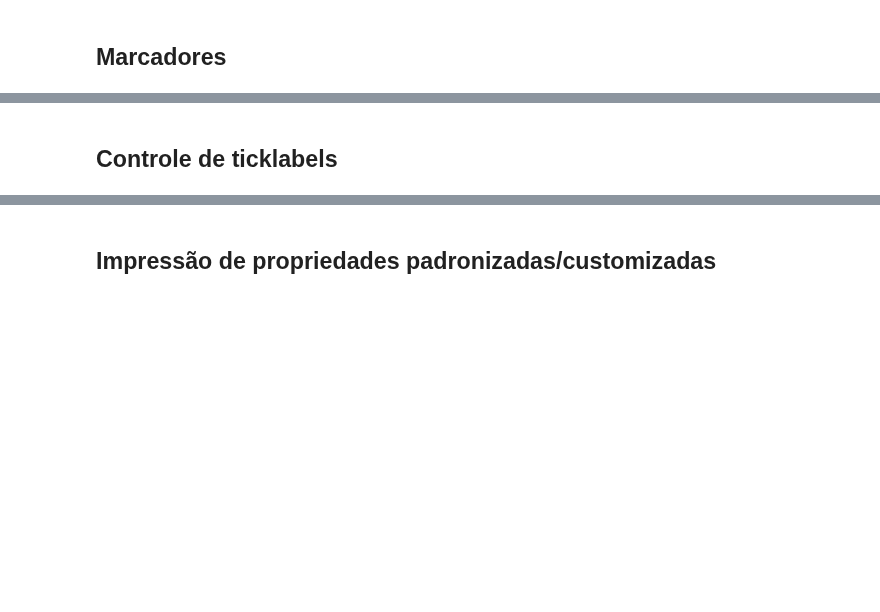
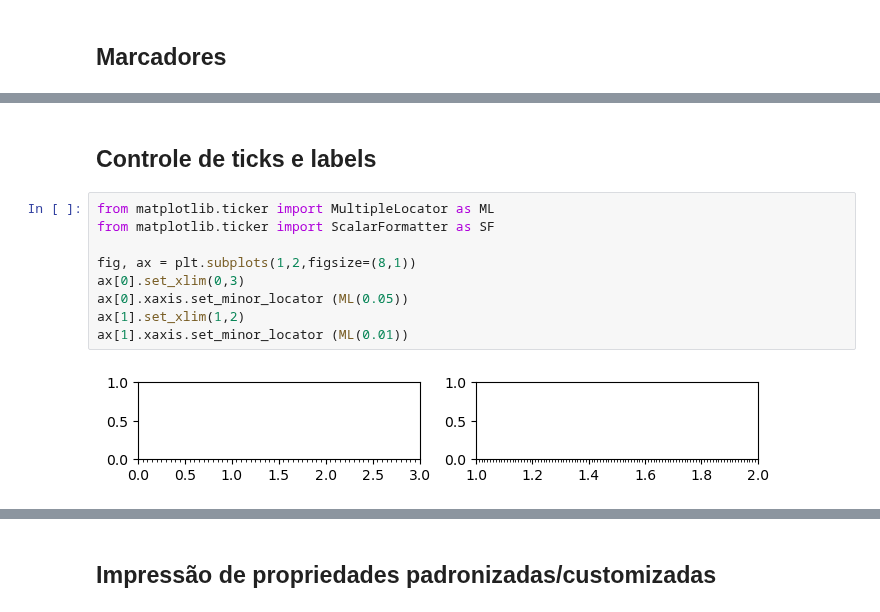
Before and after one commit to gcpeixoto/DATAVIZ, a Jupyter notebook: _build/html/_sources/ipynb/B-quick-guide-matplotlib.ipynb, the cells around one changed output, grey strips where cells are left out. Saved outputs shown, nothing was run; the diff lists cells and outputs as text; blank space fills up the shorter version.

```diff
--- a/_build/html/_sources/ipynb/B-quick-guide-matplotlib.ipynb
+++ b/_build/html/_sources/ipynb/B-quick-guide-matplotlib.ipynb
@@ -229,3 +227,14 @@ ax.axis('tight');
 [figure]
 # %% [markdown]
-## Controle de ticklabels
+## Controle de ticks e labels
+# %%
+from matplotlib.ticker import MultipleLocator as ML
+from matplotlib.ticker import ScalarFormatter as SF
+
+fig, ax = plt.subplots(1,2,figsize=(8,1))
+ax[0].set_xlim(0,3)
+ax[0].xaxis.set_minor_locator (ML(0.05))
+ax[1].set_xlim(1,2)
+ax[1].xaxis.set_minor_locator (ML(0.01))
+# %% [output]
+[figure, added]
```
Also changed, not shown: parts of 8 cells of this notebook, 51 other files.
